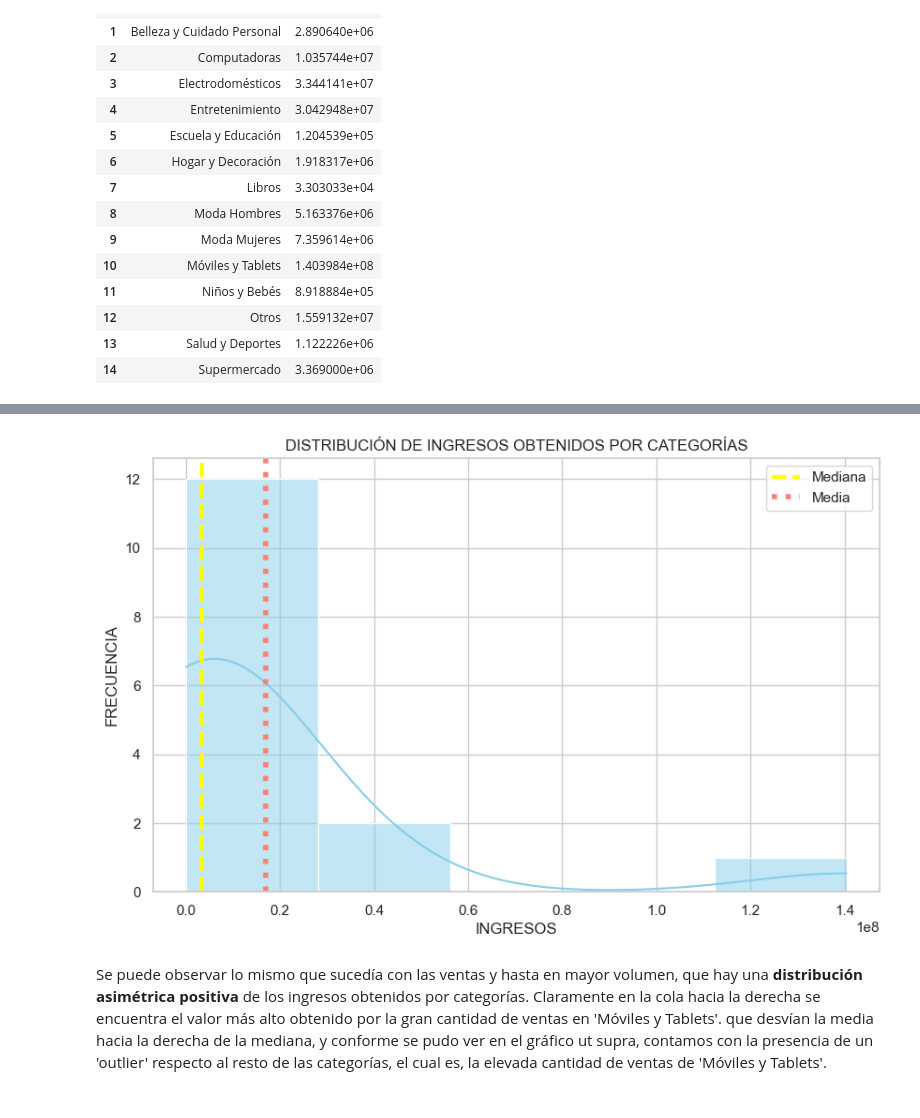
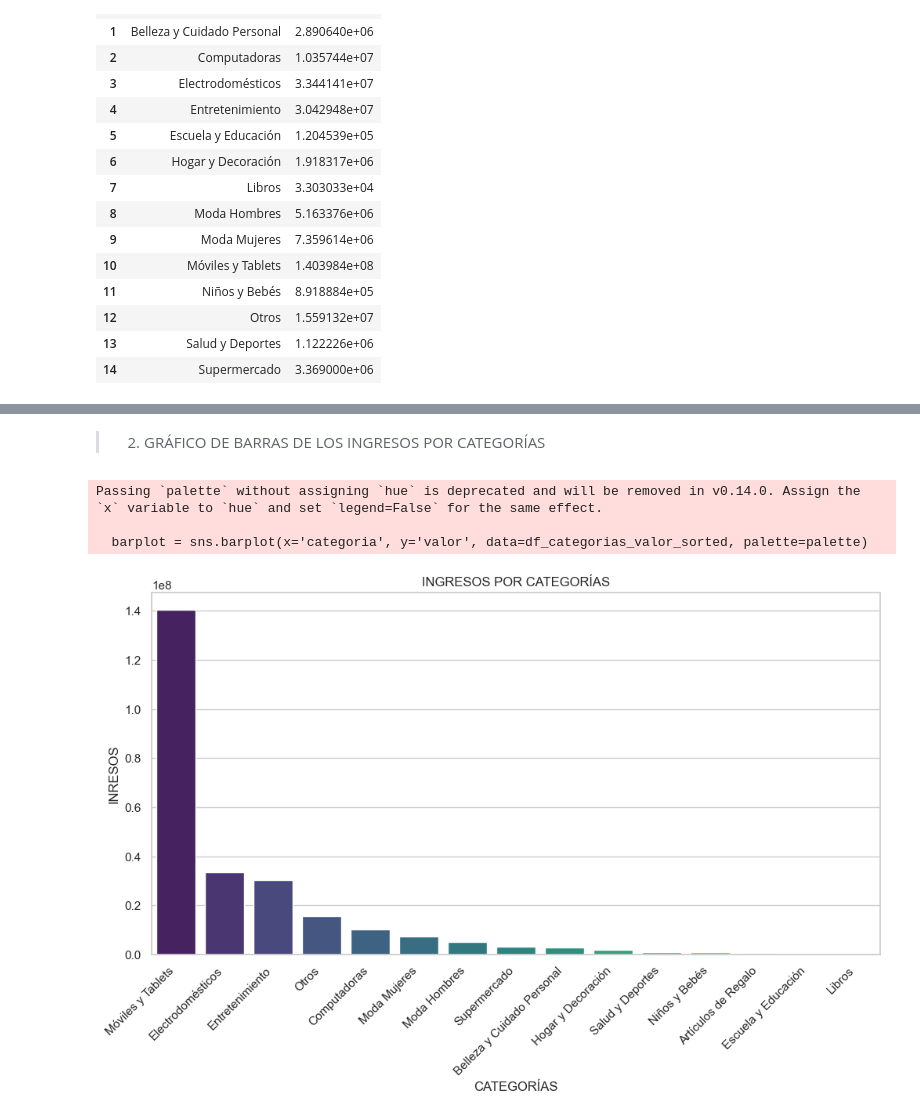
Before and after one commit to XimenaPO/EDA_Online_Sales_USA, a Jupyter notebook: src/EDA_Ventas_Online_USA.ipynb, the cells around one changed output, grey strips where cells are left out. Drawn from its saved outputs; the diff is of its cells as text; code cells hidden in the pictures.

```diff
--- a/src/EDA_Ventas_Online_USA.ipynb
+++ b/src/EDA_Ventas_Online_USA.ipynb
@@ -381,28 +576,22 @@ Text(0.5, 1.0, 'Boxplot de Ingresos')
-# %%
-plt.figure(figsize=(10, 6))
-sns.histplot(df_categorias_valor['valor'], bins=5, kde=True, color='skyblue')
-
-# Calculo la mediana y la media
-mediana_valor = df_categorias_valor['valor'].median()
-media_valor = df_categorias_valor['valor'].mean()
-
-# Líneas verticales para la mediana y la media
-plt.axvline(mediana_valor, color='yellow', linestyle='dashed', linewidth=3, label='Mediana')
-plt.axvline(media_valor, color='salmon', linestyle='dotted', linewidth=4, label='Media')
-
-# Título y etiquetas
-plt.title('DISTRIBUCIÓN DE INGRESOS OBTENIDOS POR CATEGORÍAS')
-plt.xlabel('INGRESOS')
-plt.ylabel('FRECUENCIA')
-
-# Mostrar leyenda
-plt.legend()
-
-# Mostrar el gráfico
-plt.show()
-# %% [output]
-[figure, removed]
-# %% [markdown]
-Se puede observar lo mismo que sucedía con las ventas y hasta en mayor volumen, que hay una **distribución asimétrica positiva** de los ingresos obtenidos por categorías.
-Claramente en la cola hacia la derecha se encuentra el valor más alto obtenido por la gran cantidad de ventas en 'Móviles y Tablets'.
- que desvían la media hacia la derecha de la mediana, y conforme se pudo ver en el gráfico ut supra, contamos con la presencia de un 'outlier' respecto al resto de las categorías, el cual es, la elevada cantidad de ventas de 'Móviles y Tablets'.
+# %% [markdown]
+> 2. GRÁFICO DE BARRAS DE LOS INGRESOS POR CATEGORÍAS
+# %%
+df_categorias_valor_sorted = df_categorias_valor.sort_values(by='valor', ascending=False)
+
+# Estilo del gráfico
+sns.set(style="whitegrid")
+palette = sns.color_palette('viridis', n_colors=15)
+
+# Creación gráfico de barras con los datos ordenados
+plt.figure(figsize=(12, 6))
+barplot = sns.barplot(x='categoria', y='valor', data=df_categorias_valor_sorted, palette=palette)
+barplot.set_xticklabels(barplot.get_xticklabels(), rotation=45, horizontalalignment='right')
+plt.xlabel('CATEGORÍAS')
+plt.ylabel('INRESOS')
+plt.title('INGRESOS POR CATEGORÍAS')
+plt.show()
+# %% [output]
+Passing `palette` without assigning `hue` is deprecated and will be removed in v0.14.0. Assign the `x` variable to `hue` and set `legend=False` for the same effect.
+
+  barplot = sns.barplot(x='categoria', y='valor', data=df_categorias_valor_sorted, palette=palette)
+[figure, added]
```
Also changed, not shown: parts of 151 cells of this notebook.
